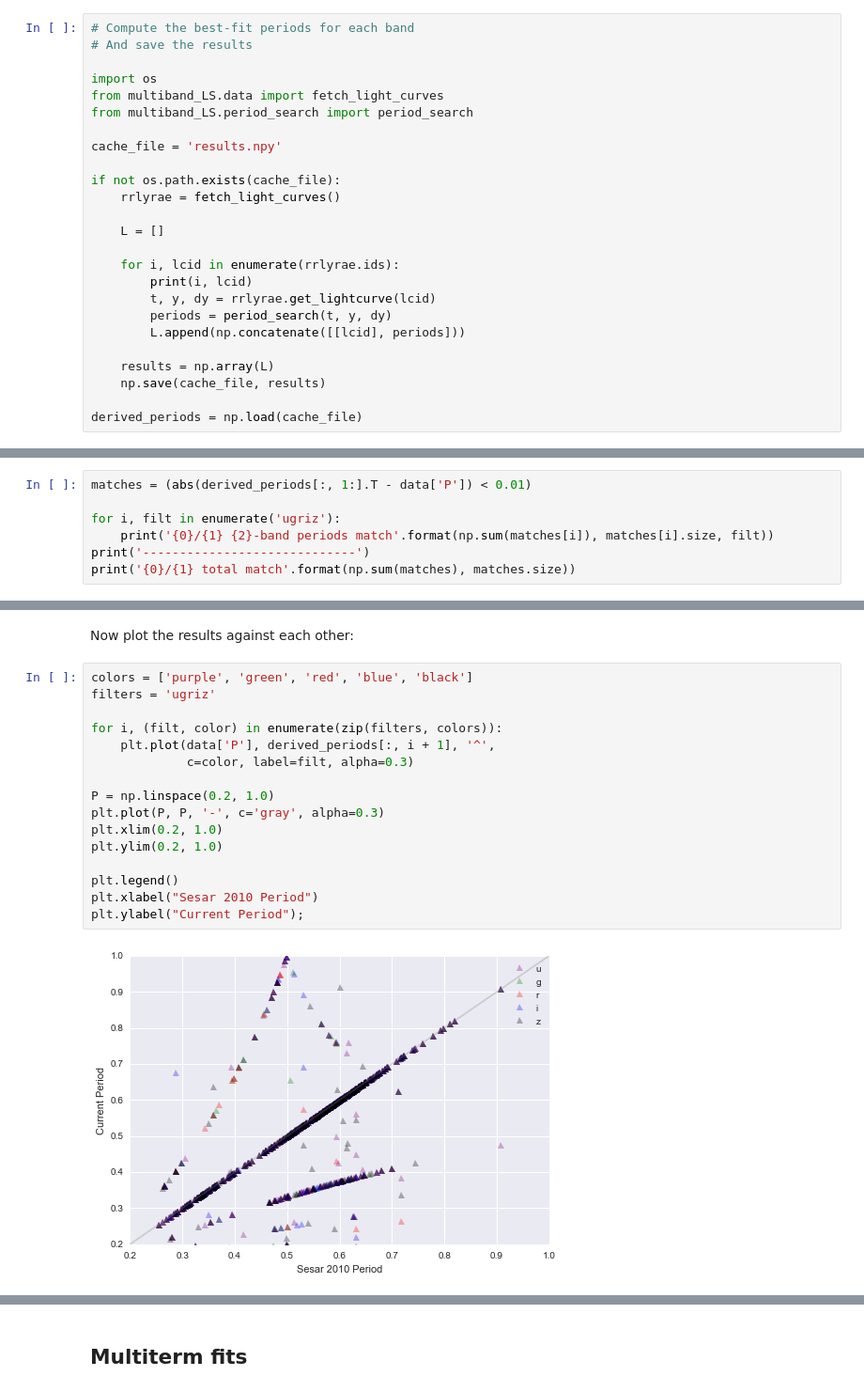
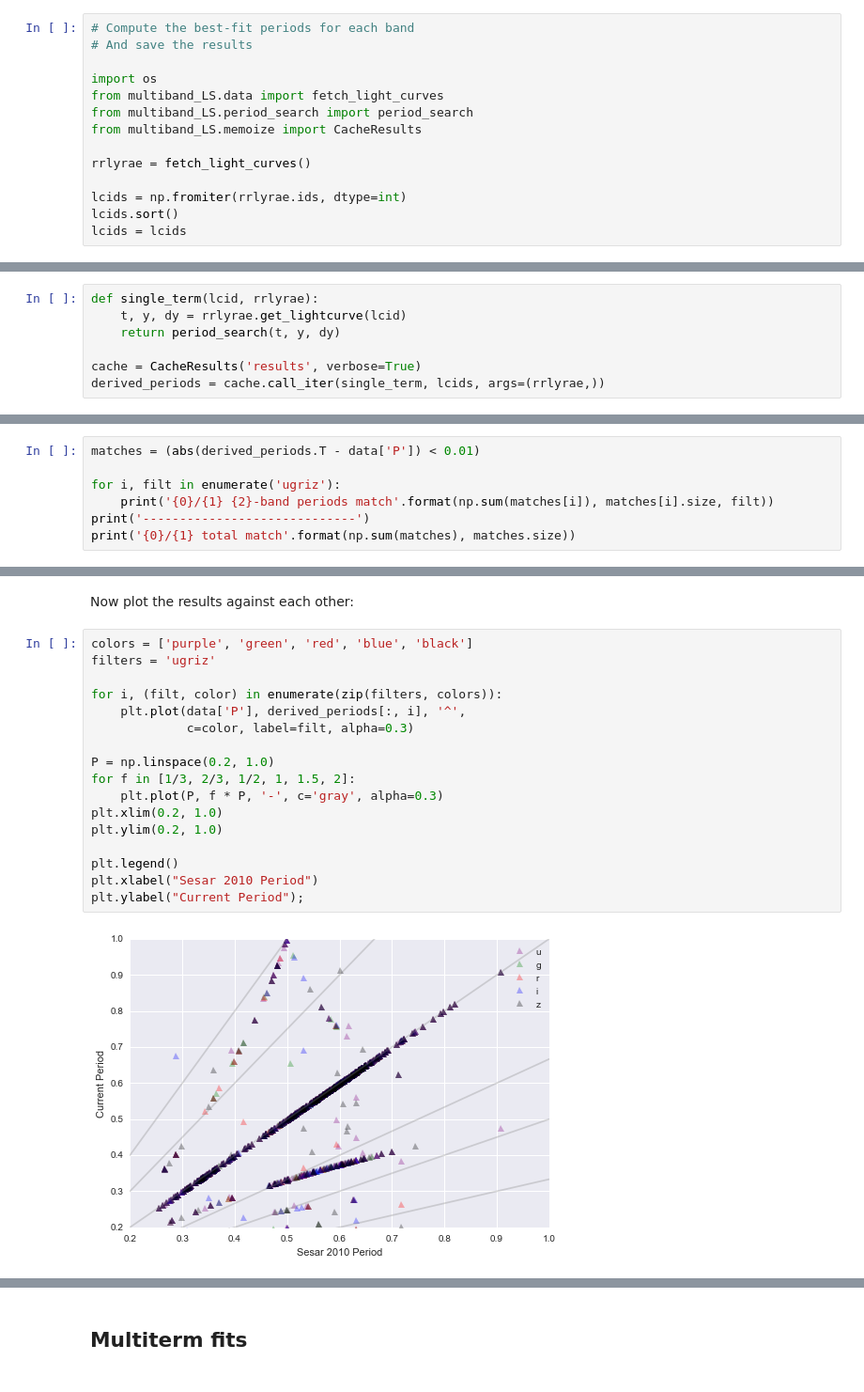
Before and after one commit to jakevdp/multiband_LS, a Jupyter notebook: ComparePeriods.ipynb, the cells around one changed output, grey strips where cells are left out. Shown: that part at 94% size. Cells and saved outputs as stored; diff of their text form.

Commit message:
add some more analysis to ComparePeriods

```diff
--- a/ComparePeriods.ipynb
+++ b/ComparePeriods.ipynb
@@ -27,21 +29,10 @@ Compute periods using straightforward single-term lomb-scargle approach:
 import os
 from multiband_LS.data import fetch_light_curves
 from multiband_LS.period_search import period_search
+from multiband_LS.memoize import CacheResults
 
-cache_file = 'results.npy'
+rrlyrae = fetch_light_curves()
 
-if not os.path.exists(cache_file):
-    rrlyrae = fetch_light_curves()
-
-    L = []
-
-    for i, lcid in enumerate(rrlyrae.ids):
-        print(i, lcid)
-        t, y, dy = rrlyrae.get_lightcurve(lcid)
-        periods = period_search(t, y, dy)
-        L.append(np.concatenate([[lcid], periods]))
-
-    results = np.array(L)
-    np.save(cache_file, results)
-
-derived_periods = np.load(cache_file)
+lcids = np.fromiter(rrlyrae.ids, dtype=int)
+lcids.sort()
+lcids = lcids
@@ -52,3 +39,10 @@ derived_periods = derived_periods[i_sort]
+# %%
+def single_term(lcid, rrlyrae):
+    t, y, dy = rrlyrae.get_lightcurve(lcid)
+    return period_search(t, y, dy)
+
+cache = CacheResults('results', verbose=True)
+derived_periods = cache.call_iter(single_term, lcids, args=(rrlyrae,))
 # %% [markdown]
 Double-check that the IDs all agree:
 # %%
@@ -56,7 +50,7 @@ np.all(derived_periods[:, 0] == data['id'])
 # %% [output]
 True
 # %%
-matches = (abs(derived_periods[:, 1:].T - data['P']) < 0.01)
+matches = (abs(derived_periods.T - data['P']) < 0.01)
 
 for i, filt in enumerate('ugriz'):
     print('{0}/{1} {2}-band periods match'.format(np.sum(matches[i]), matches[i].size, filt))
@@ -75,18 +69,19 @@ Now plot the results against each other:
 # %%
 colors = ['purple', 'green', 'red', 'blue', 'black']
 filters = 'ugriz'
 
 for i, (filt, color) in enumerate(zip(filters, colors)):
-    plt.plot(data['P'], derived_periods[:, i + 1], '^',
+    plt.plot(data['P'], derived_periods[:, i], '^',
              c=color, label=filt, alpha=0.3)
 
 P = np.linspace(0.2, 1.0)
-plt.plot(P, P, '-', c='gray', alpha=0.3)
+for f in [1/3, 2/3, 1/2, 1, 1.5, 2]:
+    plt.plot(P, f * P, '-', c='gray', alpha=0.3)
 plt.xlim(0.2, 1.0)
 plt.ylim(0.2, 1.0)
 
 plt.legend()
 plt.xlabel("Sesar 2010 Period")
 plt.ylabel("Current Period");
 # %% [output]
-[figure, old version]
+[figure, new version]
```
Also changed, not shown: parts of 15 cells of this notebook.
